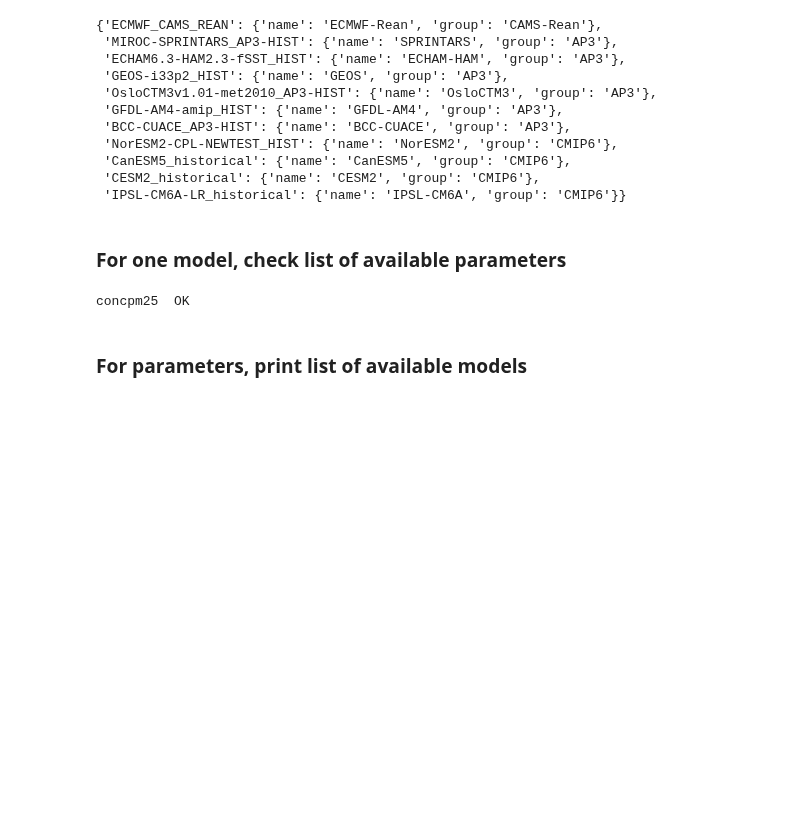
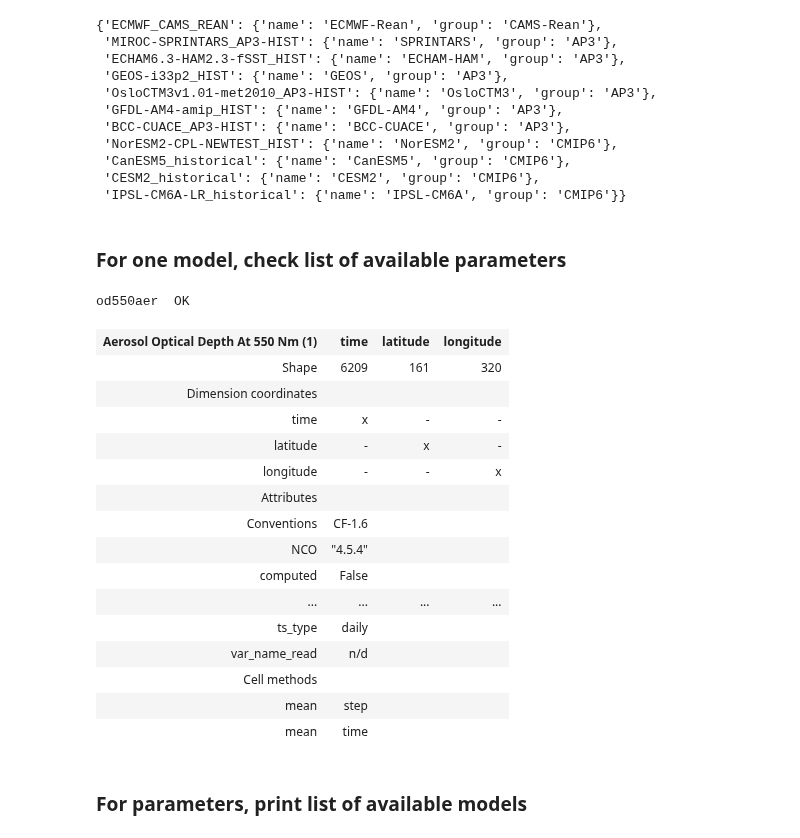
Before and after one commit to AugustinMortier/aerosol_trends, a Jupyter notebook: scripts/check_av_params.ipynb, the cells around one changed output. Cells and saved outputs as stored; diff of their text form; code cells hidden in the pictures; blank space fills up the shorter version.

```diff
--- a/scripts/check_av_params.ipynb
+++ b/scripts/check_av_params.ipynb
@@ -29,7 +27,9 @@ mod = 'ECHAM6.3-HAM2.3-fSST_HIST'
+# %%
+mod = 'ECMWF_CAMS_REAN'
 # %%
 varss = ['ang4487aer', 'od550aer', 'od550gt1aer', 'od550lt1aer', 'concpm10', 'concpm25', 'concso4', 'scatc550dryaer', 'absc550aer']
 #varss = ['od550aer', 'od550dust', 'od550ss', 'od550oa', 'od550so4', 'od550bc', 'emidust', 'emiss', 'emioa', 'emiso4', 'emibc']
-varss = ['concpm25']
+varss = ['od550aer']
 # %%
 r = pya.io.ReadGridded(mod)
 for param in varss:
@@ -44,7 +44,26 @@ for param in varss:
     except:
         print(param, 'NOPE')
 # %% [output]
-concpm25  OK
+od550aer  OK
+# %%
+data.cube
+# %% [output]
+| Aerosol Optical Depth At 550 Nm (1) | time | latitude | longitude |
+| Shape | 6209 | 161 | 320 |
+| Dimension coordinates |  |  |  |
+| time | x | - | - |
+| latitude | - | x | - |
+| longitude | - | - | x |
+| Attributes |  |  |  |
+| Conventions | CF-1.6 |  |  |
+| NCO | "4.5.4" |  |  |
+| computed | False |  |  |
+| ... | ... | ... | ... |
+| ts_type | daily |  |  |
+| var_name_read | n/d |  |  |
+| Cell methods |  |  |  |
+| mean | step |  |  |
+| mean | time |  |  |
 # %% [markdown]
 ### For parameters, print list of available models
 # %%
```
Also changed, not shown: parts of 1 cell of this notebook, 6 other files.
